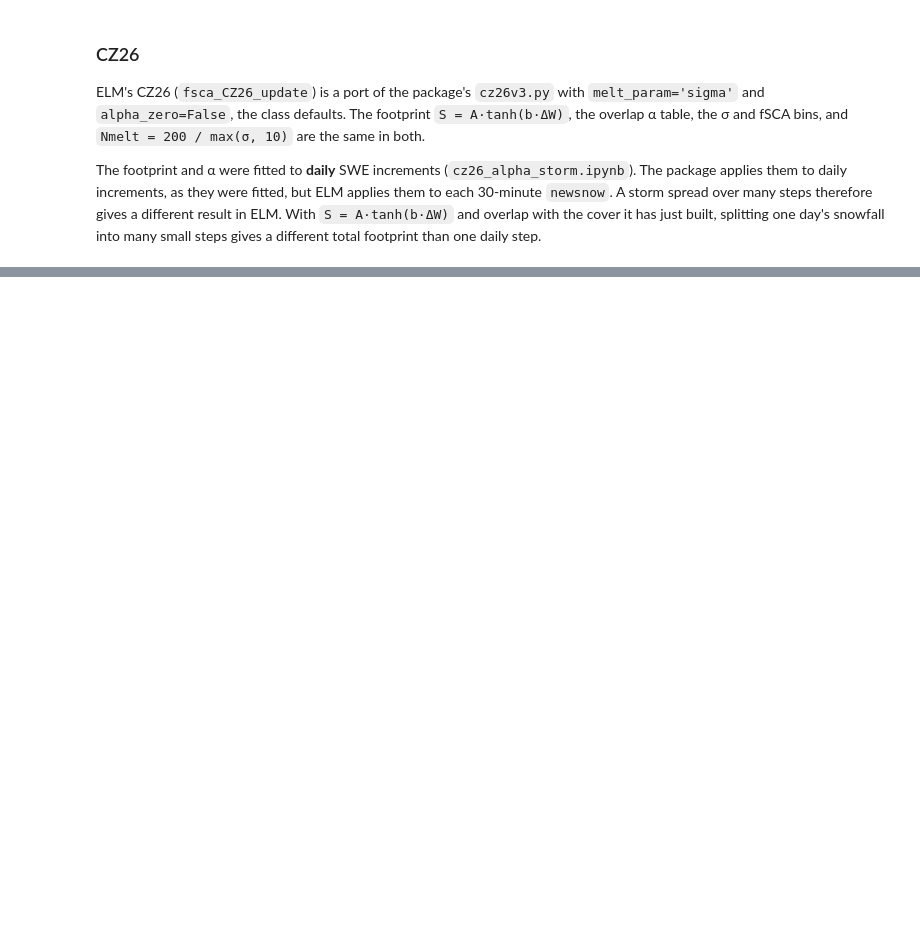
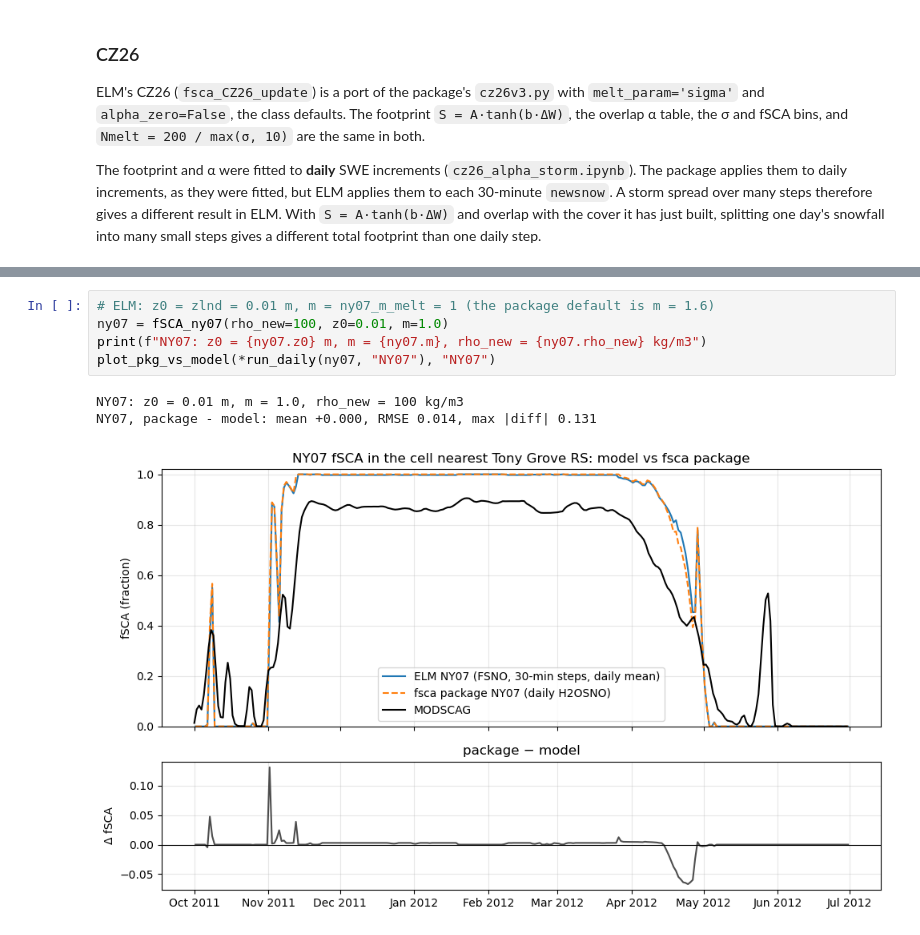
Before and after one commit to chrisrycx/E3SM_run_scripts, a Jupyter notebook: analysis/TG_NLDAS2_WY2012_fsca_sweep.ipynb, the cells around one changed output, grey strips where cells are left out. Drawn from its saved outputs; the diff is of its cells as text; blank space fills up the shorter version.

```diff
--- a/analysis/TG_NLDAS2_WY2012_fsca_sweep.ipynb
+++ b/analysis/TG_NLDAS2_WY2012_fsca_sweep.ipynb
@@ -295,0 +353,9 @@ CZ26, package - model: mean -0.023, RMSE 0.038, max |diff| 0.097
+# %%
+# ELM: z0 = zlnd = 0.01 m, m = ny07_m_melt = 1 (the package default is m = 1.6)
+ny07 = fSCA_ny07(rho_new=100, z0=0.01, m=1.0)
+print(f"NY07: z0 = {ny07.z0} m, m = {ny07.m}, rho_new = {ny07.rho_new} kg/m3")
+plot_pkg_vs_model(*run_daily(ny07, "NY07"), "NY07")
+# %% [output]
+NY07: z0 = 0.01 m, m = 1.0, rho_new = 100 kg/m3
+NY07, package - model: mean +0.000, RMSE 0.014, max |diff| 0.131
+[figure, added]
```
Also changed, not shown: parts of 15 cells of this notebook, 6 other files.
